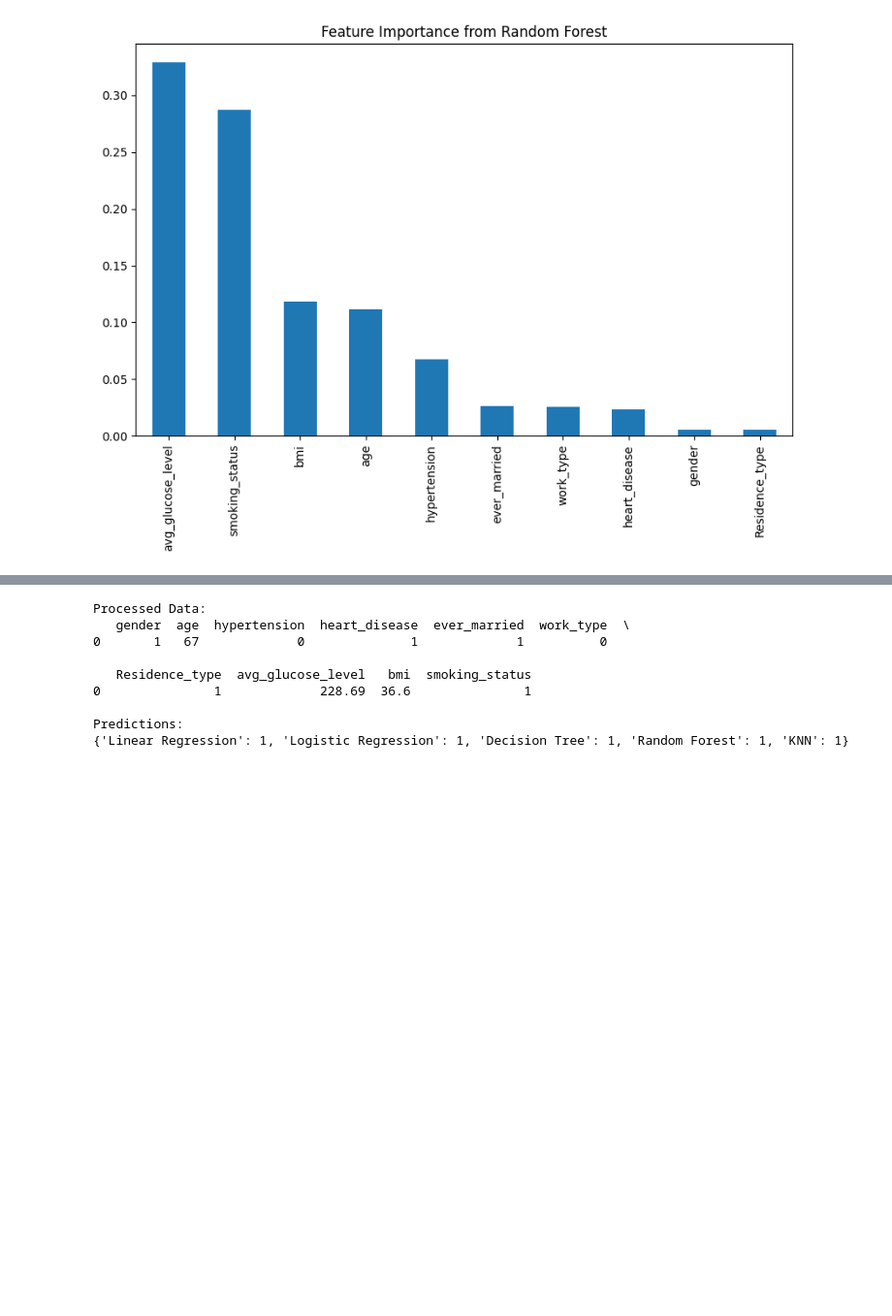
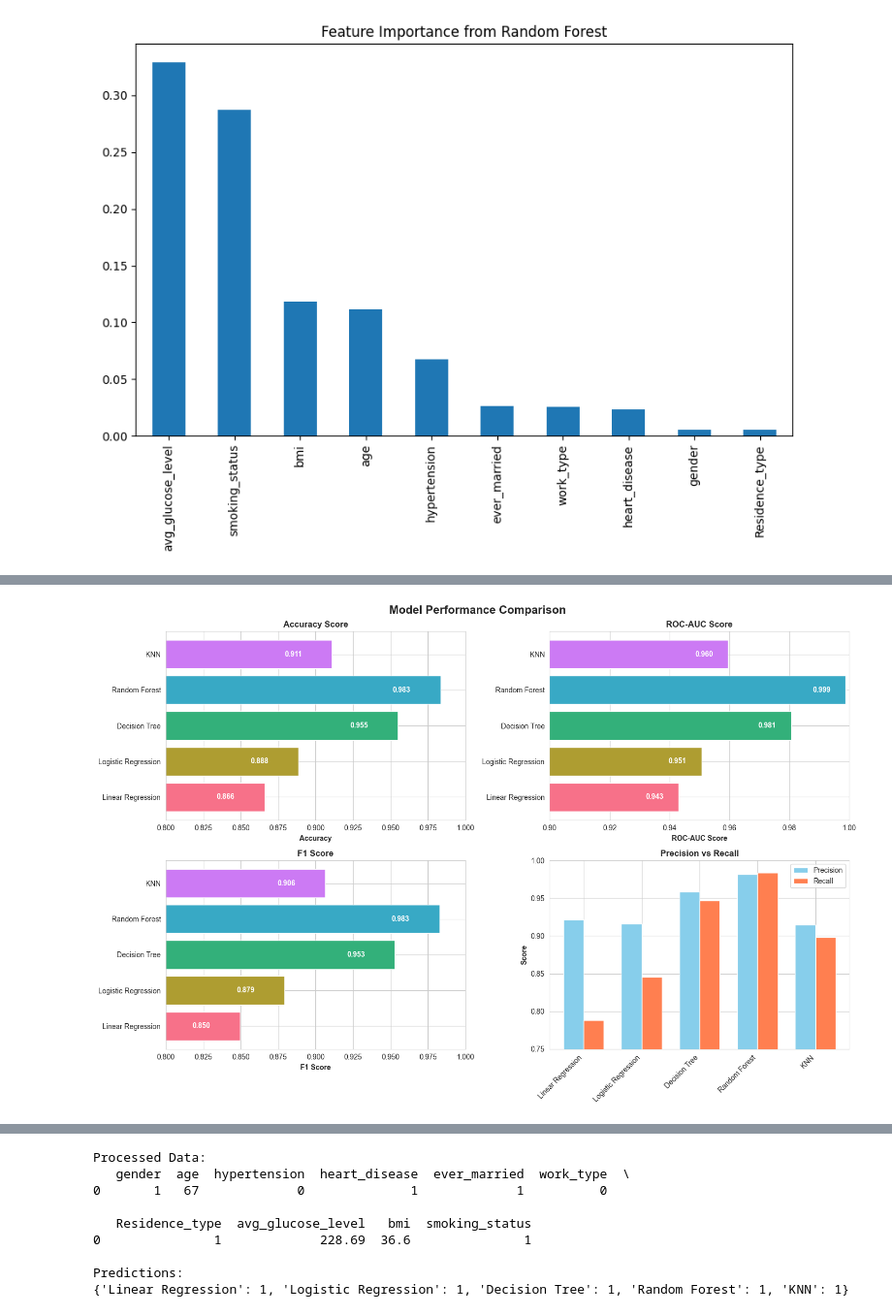
Before and after one commit to deepaksinghrx/Notes, a Jupyter notebook: Deepak.347401.ipynb, the cells around one changed output, grey strips where cells are left out. Shown at 97% size. Drawn from its saved outputs; the diff is of its cells as text; code cells hidden in the pictures; blank space fills up the shorter version.

```diff
--- a/Deepak.347401.ipynb
+++ b/Deepak.347401.ipynb
@@ -248,6 +271,16 @@ print("Accuracy:", accuracy_score(y_test, y_pred_dt))
 print("ROC-AUC:", roc_auc_score(y_test, y_prob_dt))
 print(confusion_matrix(y_test, y_pred_dt))
 print(classification_report(y_test, y_pred_dt))
+
+# metrics
+acc = accuracy_score(y_test, y_pred_dt)
+roc = roc_auc_score(y_test, y_prob_dt)
+prec = precision_score(y_test, y_pred_dt, zero_division=0)
+rec = recall_score(y_test, y_pred_dt, zero_division=0)
+f1 = f1_score(y_test, y_pred_dt, zero_division=0)
+
+metrics_df.loc[len(metrics_df)] = ['Decision Tree', acc, roc, prec, rec, f1]
+print(metrics_df.tail(1))
 # %% [output]
 Decision Tree
 Accuracy: 0.9549902152641878
@@ -318,6 +365,16 @@ print("Accuracy:", accuracy_score(y_test, y_pred_knn))
 print("ROC-AUC:", roc_auc_score(y_test, y_prob_knn))
 print(confusion_matrix(y_test, y_pred_knn))
 print(classification_report(y_test, y_pred_knn))
+
+# metrics
+acc = accuracy_score(y_test, y_pred_knn)
+roc = roc_auc_score(y_test, y_prob_knn)
+prec = precision_score(y_test, y_pred_knn, zero_division=0)
+rec = recall_score(y_test, y_pred_knn, zero_division=0)
+f1 = f1_score(y_test, y_pred_knn, zero_division=0)
+
+metrics_df.loc[len(metrics_df)] = ['KNN', acc, roc, prec, rec, f1]
+print(metrics_df.tail(1))
 # %% [output]
 KNN
 Accuracy: 0.910958904109589
@@ -335,27 +395,60 @@ weighted avg       0.91      0.91      0.91      1022
 # %%
-from sklearn.metrics import accuracy_score, precision_score, recall_score, f1_score, roc_auc_score
-import pandas as pd
-import numpy as np
+import matplotlib.pyplot as plt
+import seaborn as sns
+from sklearn.metrics import f1_score, precision_score, recall_score
 
-rows = []
+sns.set_style("whitegrid")
+plt.figure(figsize=(14, 8))
 
-def add(name, y_true, y_pred, y_prob=None):
-    rows.append({
-        "Model": name,
-        "Accuracy": accuracy_score(y_true, y_pred),
-        "Precision": precision_score(y_true, y_pred, zero_division=0),
-        "Recall": recall_score(y_true, y_pred, zero_division=0),
-        "F1": f1_score(y_true, y_pred, zero_division=0),
-        "ROC_AUC": roc_auc_score(y_true, y_prob) if y_prob is not None else np.nan
-    })
+fig, axes = plt.subplots(2, 2, figsize=(15, 10))
+fig.suptitle('Model Performance Comparison', fontsize=16, fontweight='bold')
 
-add("Logistic Regression", y_test, lr.predict(X_test), lr.predict_proba(X_test)[:, 1])
-add("Decision Tree", y_test, dt.predict(X_test), dt.predict_proba(X_test)[:, 1])
-add("Random Forest", y_test, rf.predict(X_test), rf.predict_proba(X_test)[:, 1])
-add("KNN", y_test, knn.predict(X_test), knn.predict_proba(X_test)[:, 1])
-lin_pred = (lr_model.predict(X_test) >= 0.5).astype(int)
-add("Linear Regression", y_test, lin_pred)
+# Accuracy Comparison
+ax1 = axes[0, 0]
+models = metrics_df['Model']
+accuracy = metrics_df['Accuracy']
+colors = sns.color_palette("husl", len(models))
+bars1 = ax1.barh(models, accuracy, color=colors)
+ax1.set_xlabel('Accuracy', fontweight='bold')
+ax1.set_title('Accuracy Score', fontweight='bold')
+ax1.set_xlim([0.8, 1.0])
+for i, v in enumerate(accuracy):
+    ax1.text(v - 0.02, i, f'{v:.3f}', va='center', ha='right', fontweight='bold', color='white')
 
-metrics_df = pd.DataFrame(rows).sort_values("ROC_AUC", ascending=False)
-print(metrics_df)
+# ROC-AUC Comparison
+ax2 = axes[0, 1]
+roc_auc = metrics_df['ROC_AUC']
+bars2 = ax2.barh(models, roc_auc, color=colors)
+ax2.set_xlabel('ROC-AUC Score', fontweight='bold')
+ax2.set_title('ROC-AUC Score', fontweight='bold')
+ax2.set_xlim([0.9, 1.0])
+for i, v in enumerate(roc_auc):
+    if not pd.isna(v):
+        ax2.text(v - 0.005, i, f'{v:.3f}', va='center', ha='right', fontweight='bold', color='white')
+
+# F1 Score Comparison
+ax3 = axes[1, 0]
+f1 = metrics_df['F1']
+bars3 = ax3.barh(models, f1, color=colors)
+ax3.set_xlabel('F1 Score', fontweight='bold')
+ax3.set_title('F1 Score', fontweight='bold')
+ax3.set_xlim([0.8, 1.0])
+for i, v in enumerate(f1):
+    ax3.text(v - 0.02, i, f'{v:.3f}', va='center', ha='right', fontweight='bold', color='white')
+
+# Precision vs Recall
+ax4 = axes[1, 1]
+x_pos = np.arange(len(models))
+width = 0.35
+bars_prec = ax4.bar(x_pos - width/2, metrics_df['Precision'], width, label='Precision', color='skyblue')
+bars_rec = ax4.bar(x_pos + width/2, metrics_df['Recall'], width, label='Recall', color='coral')
+ax4.set_ylabel('Score', fontweight='bold')
+ax4.set_title('Precision vs Recall', fontweight='bold')
+ax4.set_xticks(x_pos)
+ax4.set_xticklabels(models, rotation=45, ha='right')
+ax4.legend()
+ax4.set_ylim([0.75, 1.0])
+
+plt.tight_layout()
+plt.show()
 # %% [output]
@@ -368 +456,2 @@ print(metrics_df)
+[figure, added]
 # %%
```
Also changed, not shown: parts of 23 cells of this notebook.
